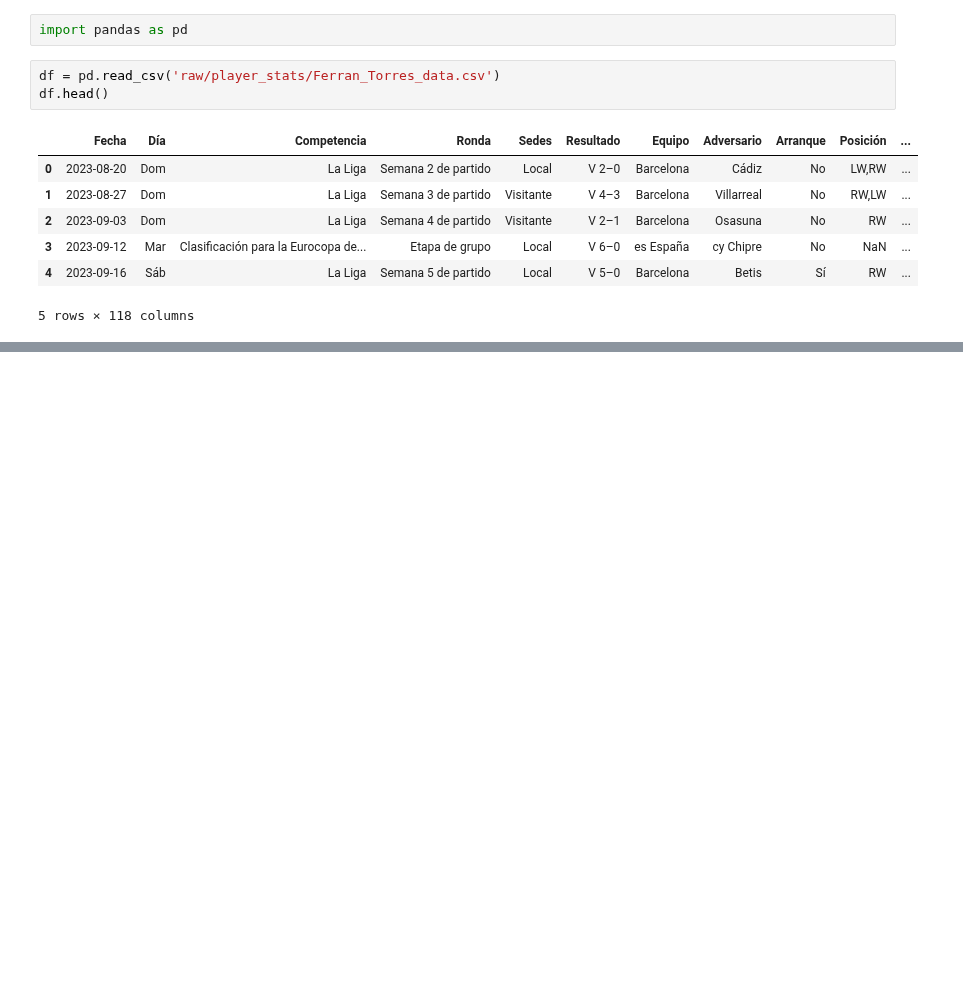
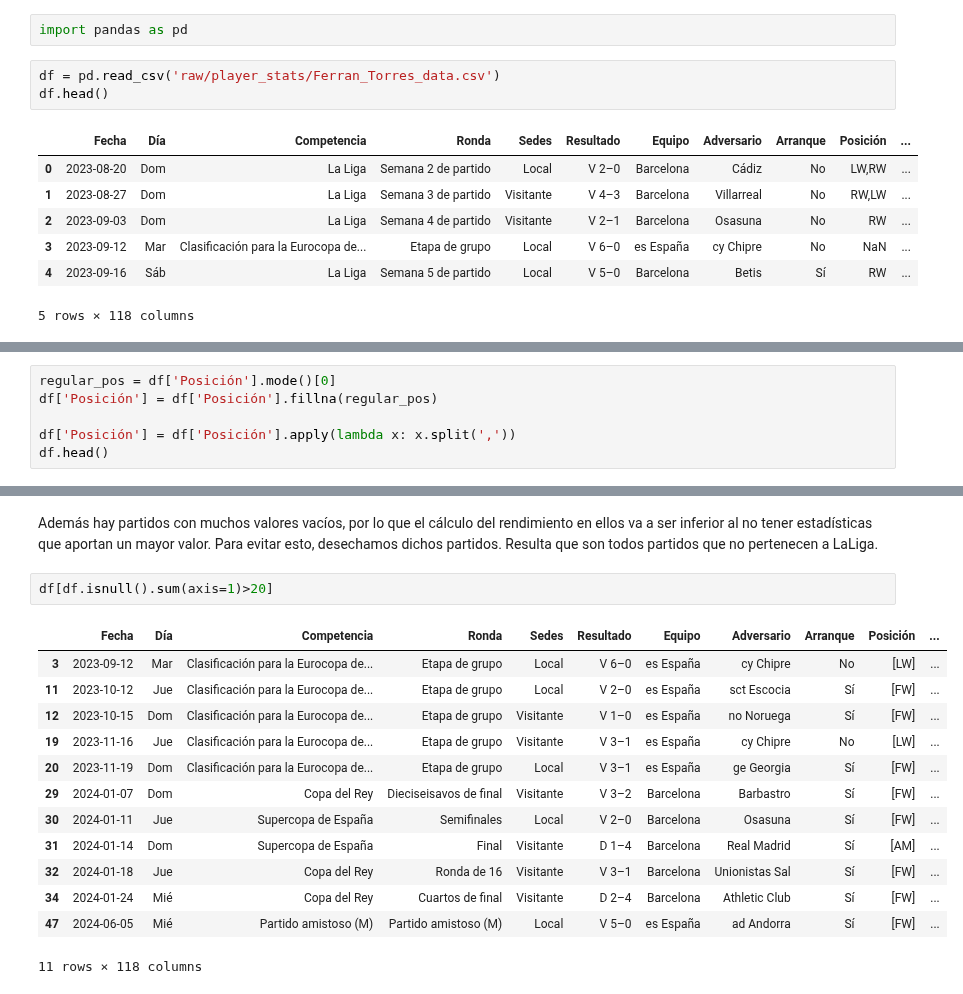
Before and after one commit to Santiagodiz/PlayerPulse, a Jupyter notebook: data/player_rating.ipynb, the cells around one changed output, grey strips where cells are left out. Saved outputs shown, nothing was run; the diff lists cells and outputs as text; blank space fills up the shorter version.

```diff
--- a/data/player_rating.ipynb
+++ b/data/player_rating.ipynb
@@ -243,0 +16,6 @@ calcular_rendimiento(df.iloc[0], ponderaciones)
+# %%
+regular_pos = df['Posición'].mode()[0]
+df['Posición'] = df['Posición'].fillna(regular_pos)
+
+df['Posición'] = df['Posición'].apply(lambda x: x.split(','))
+df.head()
@@ -243,0 +30,18 @@ calcular_rendimiento(df.iloc[0], ponderaciones)
+# %% [markdown]
+Además hay partidos con muchos valores vacíos, por lo que el cálculo del rendimiento en ellos va a ser inferior al no tener estadísticas que aportan un mayor valor. Para evitar esto, desechamos dichos partidos. Resulta que son todos partidos que no pertenecen a LaLiga.
+# %%
+df[df.isnull().sum(axis=1)>20]
+# %% [output]
+|  | Fecha | Día | Competencia | Ronda | Sedes | Resultado | Equipo | Adversario | Arranque | Posición | ... |
+| 3 | 2023-09-12 | Mar | Clasificación para la Eurocopa de... | Etapa de grupo | Local | V 6–0 | es España | cy Chipre | No | [LW] | ... |
+| 11 | 2023-10-12 | Jue | Clasificación para la Eurocopa de... | Etapa de grupo | Local | V 2–0 | es España | sct Escocia | Sí | [FW] | ... |
+| 12 | 2023-10-15 | Dom | Clasificación para la Eurocopa de... | Etapa de grupo | Visitante | V 1–0 | es España | no Noruega | Sí | [FW] | ... |
+| 19 | 2023-11-16 | Jue | Clasificación para la Eurocopa de... | Etapa de grupo | Visitante | V 3–1 | es España | cy Chipre | No | [LW] | ... |
+| 20 | 2023-11-19 | Dom | Clasificación para la Eurocopa de... | Etapa de grupo | Local | V 3–1 | es España | ge Georgia | Sí | [FW] | ... |
+| 29 | 2024-01-07 | Dom | Copa del Rey | Dieciseisavos de final | Visitante | V 3–2 | Barcelona | Barbastro | Sí | [FW] | ... |
+| 30 | 2024-01-11 | Jue | Supercopa de España | Semifinales | Local | V 2–0 | Barcelona | Osasuna | Sí | [FW] | ... |
+| 31 | 2024-01-14 | Dom | Supercopa de España | Final | Visitante | D 1–4 | Barcelona | Real Madrid | Sí | [AM] | ... |
+| 32 | 2024-01-18 | Jue | Copa del Rey | Ronda de 16 | Visitante | V 3–1 | Barcelona | Unionistas Sal | Sí | [FW] | ... |
+| 34 | 2024-01-24 | Mié | Copa del Rey | Cuartos de final | Visitante | D 2–4 | Barcelona | Athletic Club | Sí | [FW] | ... |
+| 47 | 2024-06-05 | Mié | Partido amistoso (M) | Partido amistoso (M) | Local | V 5–0 | es España | ad Andorra | Sí | [FW] | ... |
+11 rows × 118 columns
```
Also changed, not shown: parts of 14 cells of this notebook.
